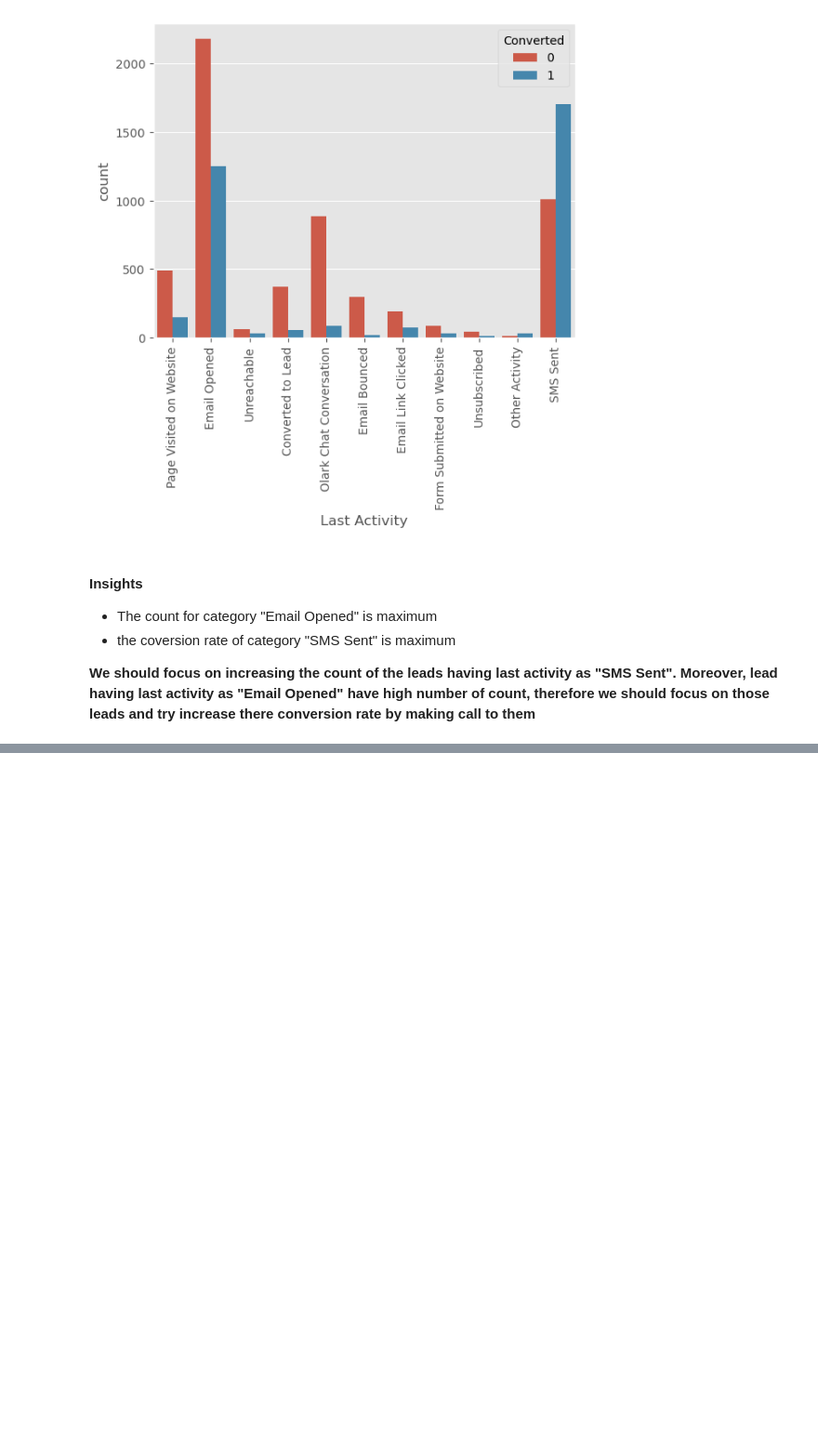
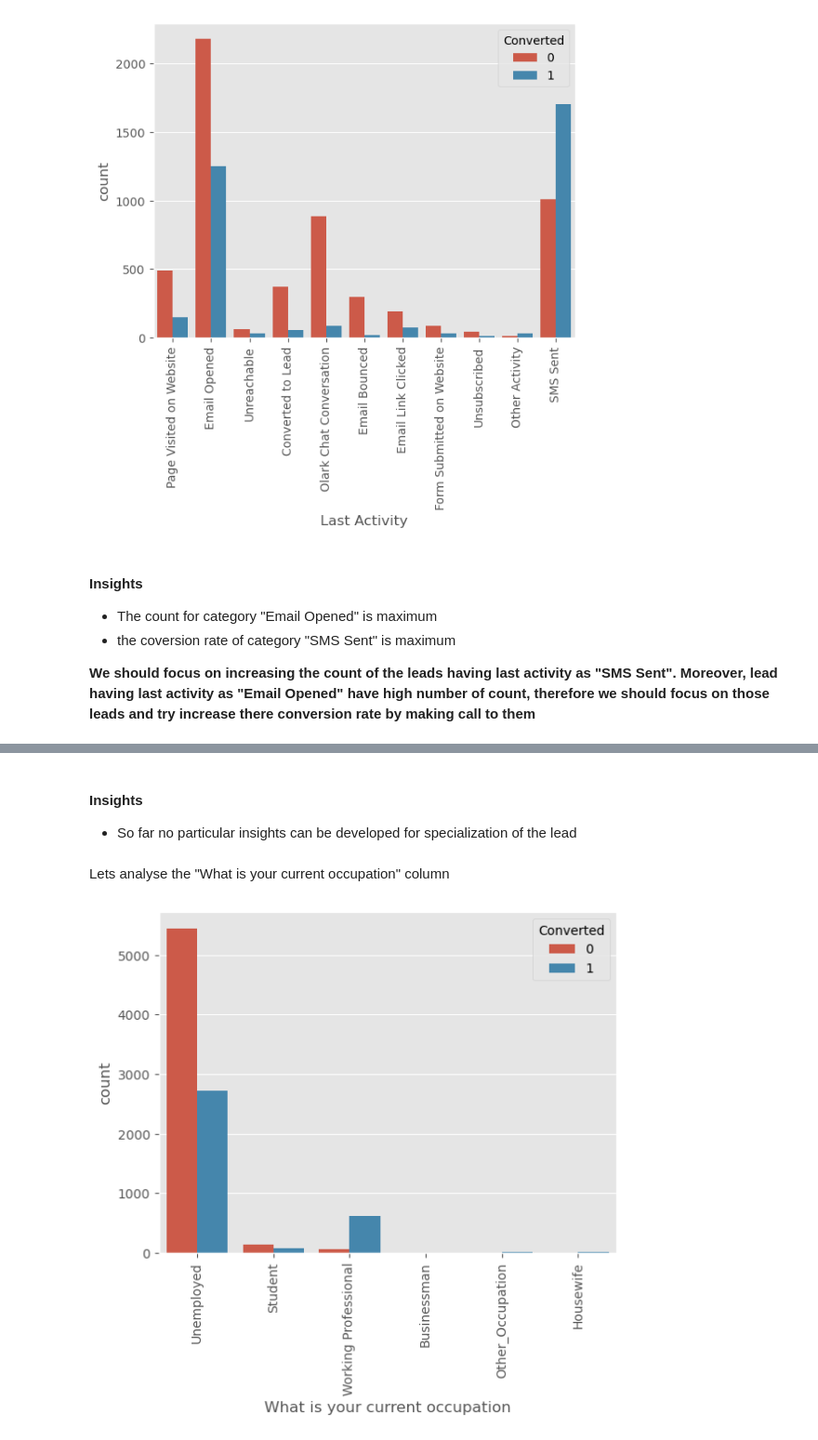
Before and after one commit to gursewak96/lead-scoring-case-study, a Jupyter notebook: Lead_Scoring_Case_Study.ipynb, the cells around one changed output, grey strips where cells are left out. Shown at 93% size. Drawn from its saved outputs; the diff is of its cells as text; code cells hidden in the pictures; blank space fills up the shorter version.

```diff
--- a/Lead_Scoring_Case_Study.ipynb
+++ b/Lead_Scoring_Case_Study.ipynb
@@ -485,0 +525,12 @@ plt.show()
+# %% [markdown]
+#### Insights
+- So far no particular insights can be developed for specialization of the lead
+# %% [markdown]
+Lets analyse the "What is your current occupation" column
+# %%
+#plotting the "What is your current occupation" column
+sns.countplot(x="What is your current occupation", hue="Converted", data=lead_df)
+plt.xticks(rotation=90)
+plt.show()
+# %% [output]
+[figure, added]
```
Also changed, not shown: parts of 83 cells of this notebook.
